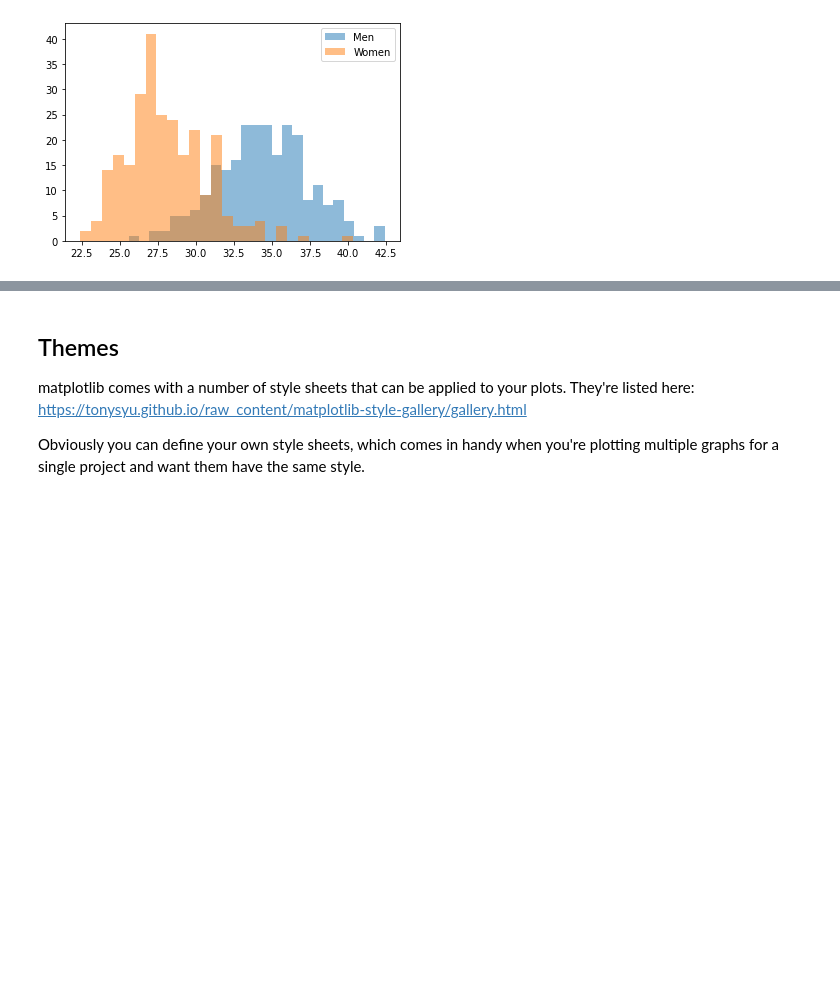
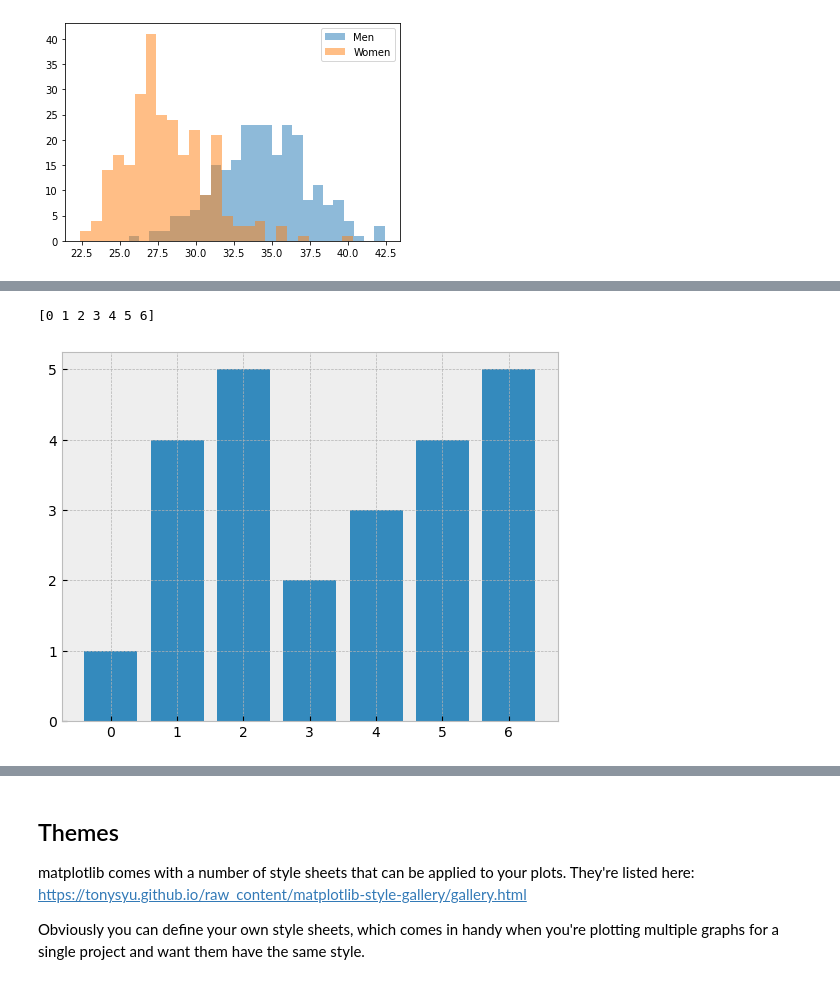
Before and after one commit to dvanderelst-classes/python-class, a Jupyter notebook: 13_Matplotlib_Advanced/Advanced Plotting.ipynb, the cells around one changed output, grey strips where cells are left out. Saved outputs shown, nothing was run; the diff lists cells and outputs as text; code cells hidden in the pictures; blank space fills up the shorter version.

```diff
--- a/13_Matplotlib_Advanced/Advanced Plotting.ipynb
+++ b/13_Matplotlib_Advanced/Advanced Plotting.ipynb
@@ -100,0 +77,17 @@ pyplot.savefig('graph.png', dpi=300)
+# %%
+import numpy
+
+# Suppose you have a number of y-values...
+y_values = [1,4,5,2,3,4,5]
+
+# Lets create a suitable number of x-values
+n = len(y_values)
+
+x_values = numpy.arange(n)
+print(x_values)
+# %% [output]
+[0 1 2 3 4 5 6]
+# %%
+pyplot.bar(x_values, y_values);
+# %% [output]
+[figure, added]
```
Also changed, not shown: parts of 20 cells of this notebook, 4 other files.
